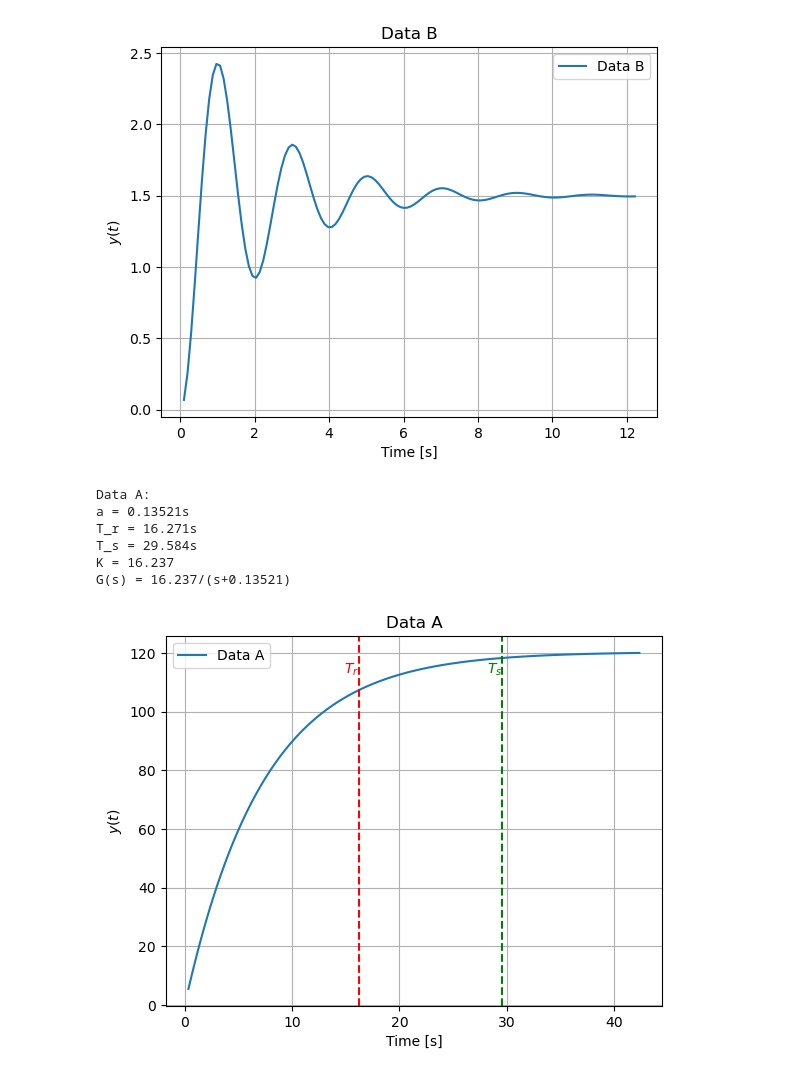
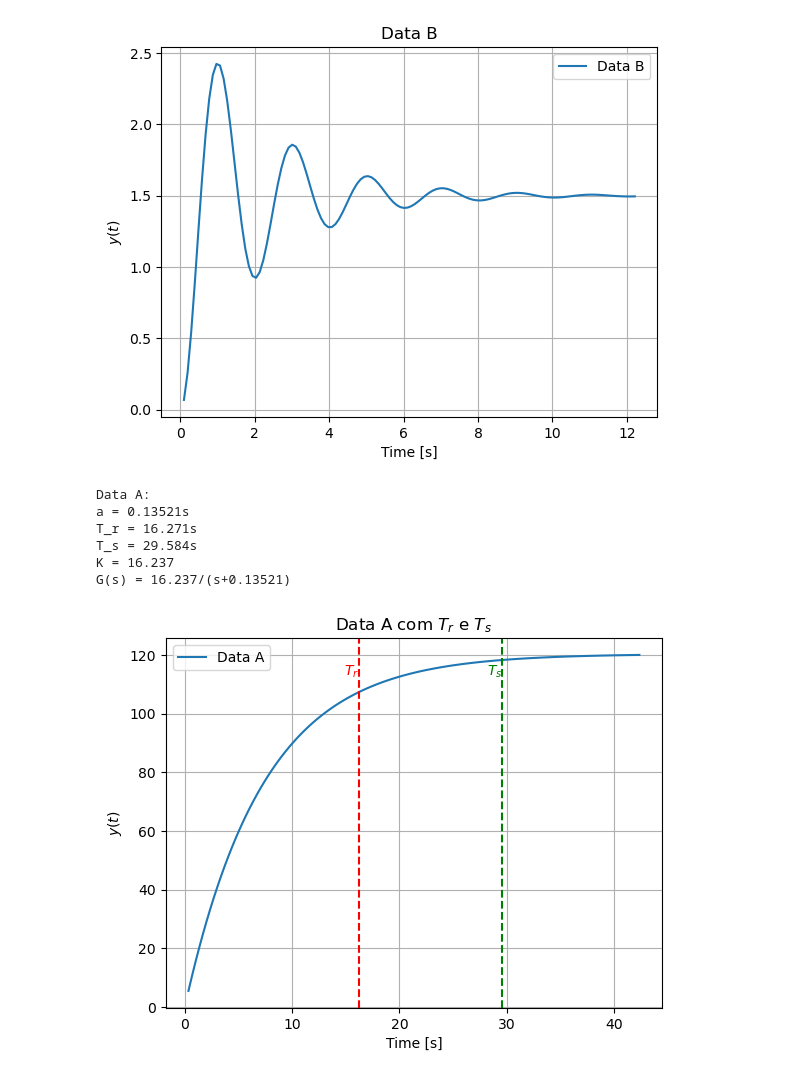
Before and after one commit to vitorfraga12/Sistemas_de_Controle, a Jupyter notebook: Homework 2/Questao1.ipynb, the cells around one changed output. Saved outputs shown, nothing was run; the diff lists cells and outputs as text; code cells hidden in the pictures.

```diff
--- a/Homework 2/Questao1.ipynb
+++ b/Homework 2/Questao1.ipynb
@@ -60,35 +61,36 @@ T_s_A = 4/a_A
 print(f'T_r = {T_r_A:.5}s')
 print(f'T_s = {T_s_A:.5}s')
 
 # A função de transferência é dada por G(s) = K/(s+a)
 # Já para definir K, usamos K/a = y_final, então K = y_final*a
 
 K_A = y_final_A * a_A
 
 print(f'K = {K_A:.5}')
 
 # Dessa maneira
 print(f'G(s) = {K_A:.5}/(s+{a_A:.5})')
 
 plt.plot(dataA.iloc[:, 0], dataA.iloc[:, 1], label='Data A')
 plt.grid()
 plt.ylabel('$y(t)$')
 plt.xlabel('Time [s]')
-plt.title('Data A')
+plt.title('Data A com $T_r$ e $T_s$')
 plt.legend()
 plt.axvline(x=T_r_A, color='r', linestyle='--', label='$T_r$')
 plt.axvline(x=T_s_A, color='g', linestyle='--', label='$T_s$')
 plt.text(T_r_A, plt.ylim()[1]*0.9, '$T_r$', color='r', ha='right')
 plt.text(T_s_A, plt.ylim()[1]*0.9, '$T_s$', color='g', ha='right')
+plt.savefig('Q1_DataA_Ts_Tr.pdf')
 plt.show()
 # %% [output]
 Data A:
 a = 0.13521s
 T_r = 16.271s
 T_s = 29.584s
 K = 16.237
 G(s) = 16.237/(s+0.13521)
-[figure, old version]
+[figure, new version]
 # %%
 # Para Data B
 # Eu consigo definir %OS como (y_max - y_final)/y_final * 100, e o tempo de pico T_p como o tempo que leva para a função de transferência atingir o pico.
```
Also changed, not shown: parts of 4 cells of this notebook, 4 other files.
